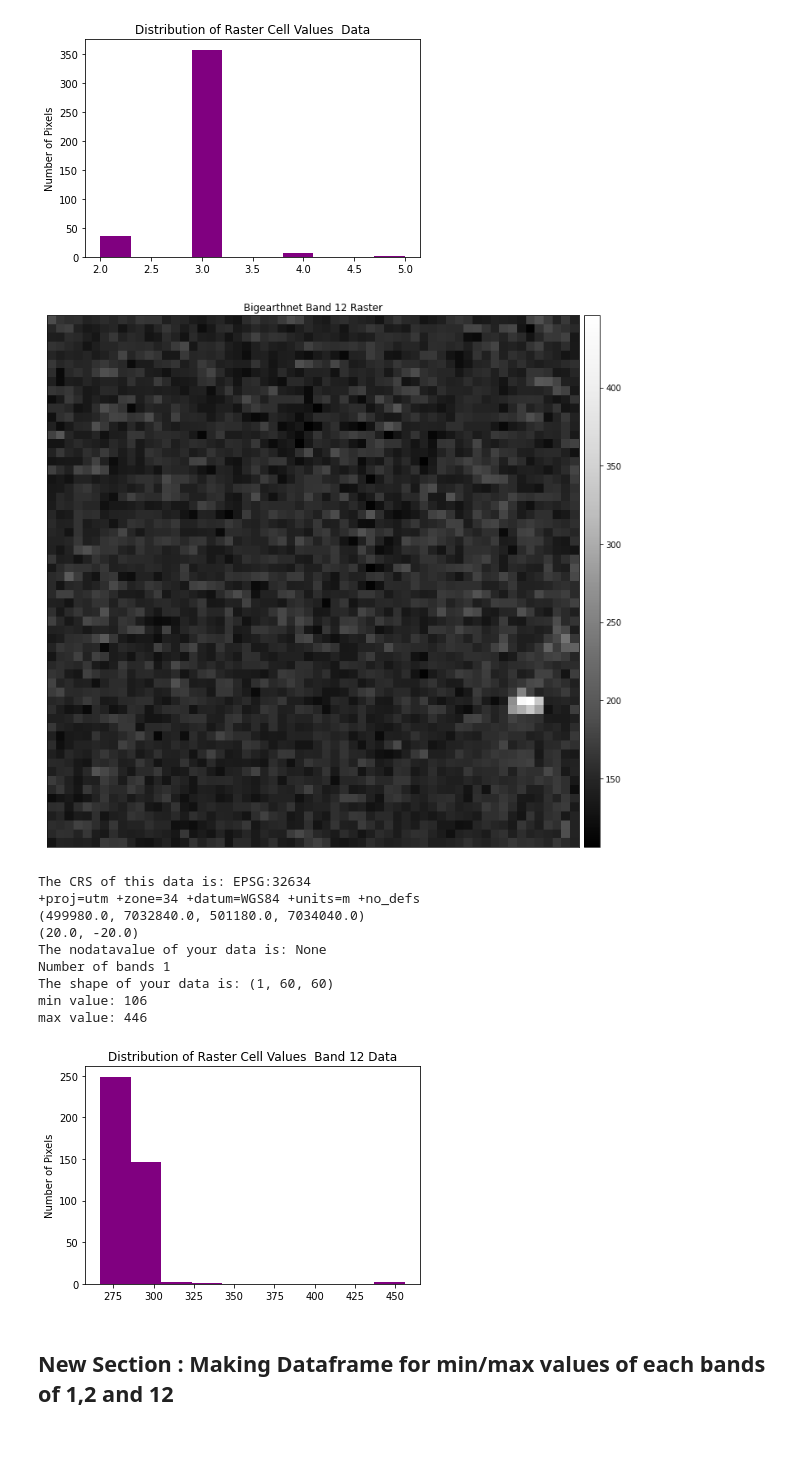
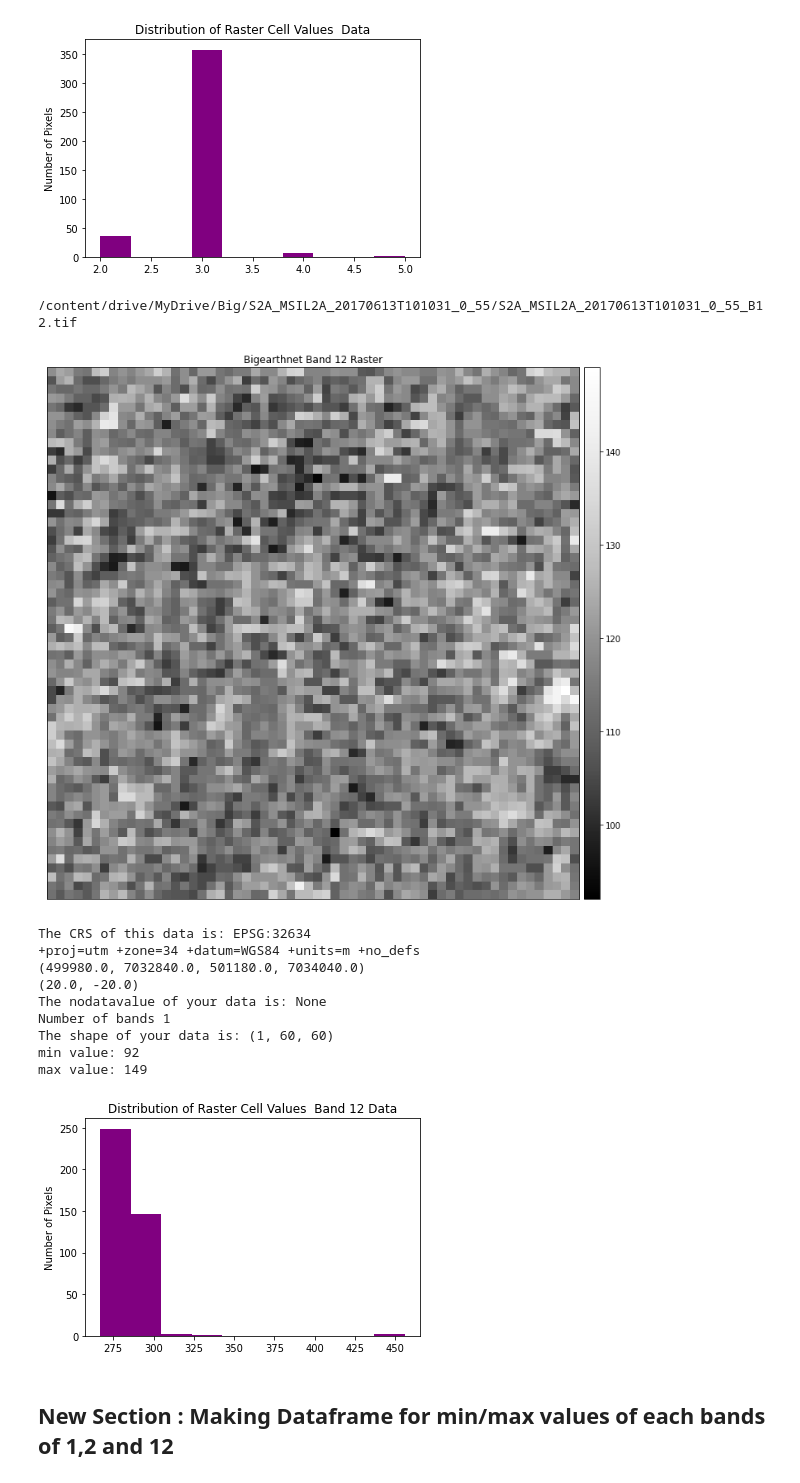
Before and after one commit to BRIJNANDA1979/CNN-Sentinel, a Jupyter notebook: Understand_band_data_info_using_histogram_and_classifying_pixel_values.ipynb, the cells around one changed output. Saved outputs shown, nothing was run; the diff lists cells and outputs as text; code cells hidden in the pictures; blank space fills up the shorter version.

```diff
--- a/Understand_band_data_info_using_histogram_and_classifying_pixel_values.ipynb
+++ b/Understand_band_data_info_using_histogram_and_classifying_pixel_values.ipynb
@@ -249,45 +261,47 @@ plt.show()
 
 #Proj4js.defs["EPSG:32634"] = "+proj=utm +zone=34 +ellps=WGS84 +datum=WGS84 +units=m +no_defs";
 # %%
-band12= rxr.open_rasterio(files[11])
+print(files[10])
+band12= rxr.open_rasterio(files[10])
 ep.plot_bands(band12,
               title="Bigearthnet Band 12 Raster")
 plt.show()
 print("The CRS of this data is:", band12.rio.crs)
 #Converting EPSG to Proj4 in Python
 # Convert to project string using earthpy
 proj4 = et.epsg['32634']
 print(proj4)
 #Spatial Extent
 #You can access the spatial extent using the .bounds() attribute in rasterio.
 print(band12.rio.bounds())
 #Raster Resolution: area covered by 1 pixel on ground e.g 60m * 60m
 # What is the x and y resolution for your raster data?
 print(band12.rio.resolution())
 print("The nodatavalue of your data is:", band12.rio.nodata)
 # How many bands / layers does the object have?
 print("Number of bands", band12.rio.count)
 print("The shape of your data is:", band12.shape)
 print('min value:', np.nanmin(band12))
 print('max value:', np.nanmax(band12))
 import matplotlib.pyplot as plt
 f, ax = plt.subplots()
 band1.plot.hist(color="purple")
 ax.set(title="Distribution of Raster Cell Values  Band 12 Data",
        xlabel="",
        ylabel="Number of Pixels")
 plt.show()
 # %% [output]
+/content/drive/MyDrive/Big/S2A_MSIL2A_20170613T101031_0_55/S2A_MSIL2A_20170613T101031_0_55_B12.tif
-[figure, old version]
+[figure, new version]
-The CRS of this data is: EPSG:32634
-+proj=utm +zone=34 +datum=WGS84 +units=m +no_defs
-(499980.0, 7032840.0, 501180.0, 7034040.0)
-(20.0, -20.0)
-The nodatavalue of your data is: None
-Number of bands 1
-The shape of your data is: (1, 60, 60)
-min value: 106
-max value: 446
+The CRS of this data is: EPSG:32634
++proj=utm +zone=34 +datum=WGS84 +units=m +no_defs
+(499980.0, 7032840.0, 501180.0, 7034040.0)
+(20.0, -20.0)
+The nodatavalue of your data is: None
+Number of bands 1
+The shape of your data is: (1, 60, 60)
+min value: 92
+max value: 149
 [figure]
 # %% [markdown]
 ## New Section : Making Dataframe for min/max values of each bands of 1,2 and 12
```
Also changed, not shown: parts of 19 cells of this notebook.
